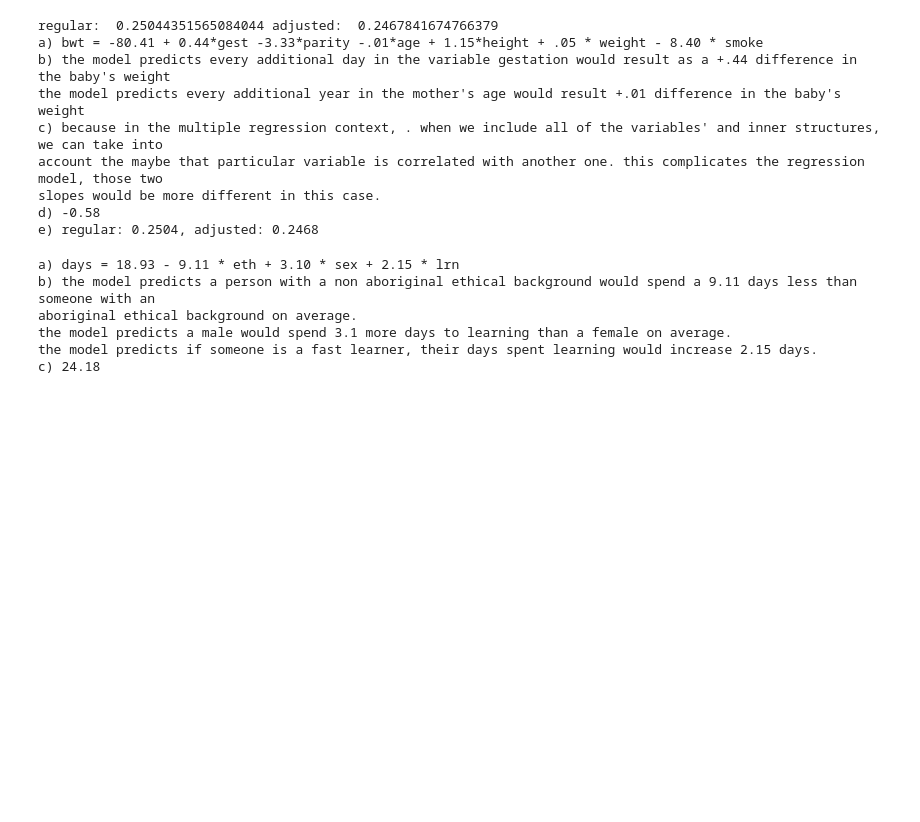
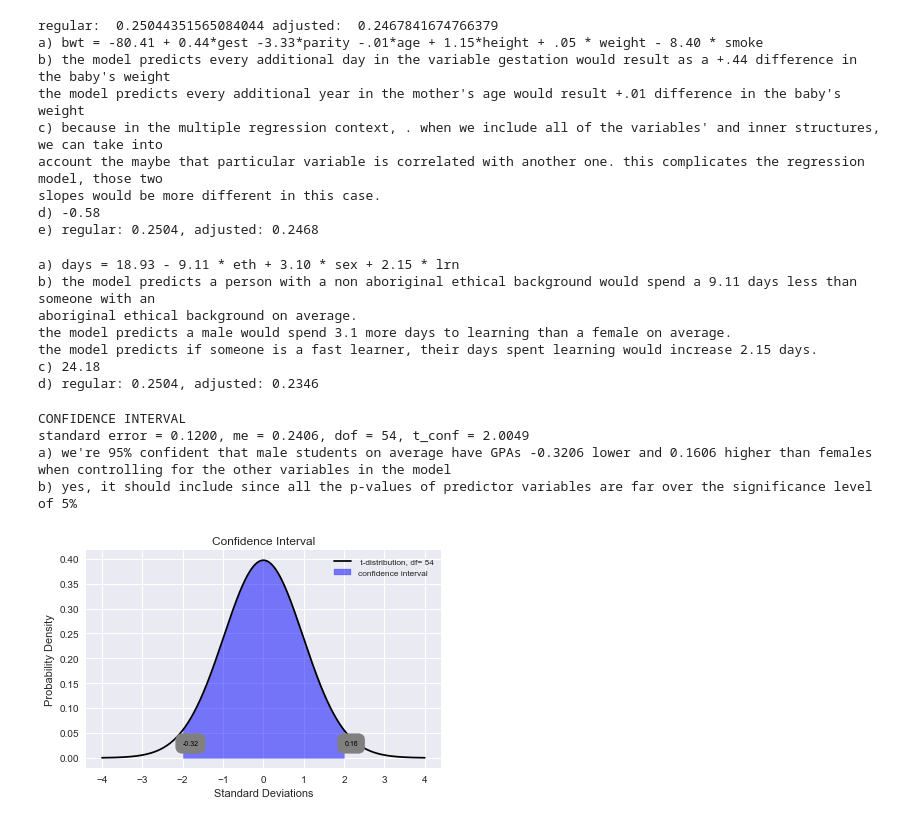
Before and after one commit to mseyhan/statistical-learning, a Jupyter notebook: Untitled1.ipynb, the cells around one changed output. Cells and saved outputs as stored; diff of their text form; code cells hidden in the pictures; blank space fills up the shorter version.

```diff
--- a/Untitled1.ipynb
+++ b/Untitled1.ipynb
@@ -58,13 +58,19 @@ eth=0
 sex=1
 lrn=1
 days = 18.93 - 9.11 * eth + 3.10 * sex + 2.15 * lrn
+n =146
+k= 3
+
+rsquared = 1 - (var_res/var_data) # regular rsquared
+adj_rsquared = 1 - (var_res/var_data) * (n-1) / (n-k-1)
+
 print(f'''a) days = 18.93 - 9.11 * eth + 3.10 * sex + 2.15 * lrn
 b) the model predicts a person with a non aboriginal ethical background would spend a 9.11 days less than someone with an
 aboriginal ethical background on average.
 the model predicts a male would spend 3.1 more days to learning than a female on average.
 the model predicts if someone is a fast learner, their days spent learning would increase 2.15 days.
 c) {days}
-
+d) regular: {rsquared:.4f}, adjusted: {adj_rsquared:.4f}
 ''')
 # %% [output]
 a) days = 18.93 - 9.11 * eth + 3.10 * sex + 2.15 * lrn
@@ -73,3 +79,53 @@ aboriginal ethical background on average.
 the model predicts a male would spend 3.1 more days to learning than a female on average.
 the model predicts if someone is a fast learner, their days spent learning would increase 2.15 days.
 c) 24.18
+d) regular: 0.2504, adjusted: 0.2346
+# %%
+b1 = -0.08
+s_b1 = .12
+t_b1 = -.68
+
+xbar = b1
+se = s_b1
+dof = 54
+cl = .95
+sl = 1-cl
+
+# CONFIDENCE INTERVAL
+fig = plt.figure(figsize=(14,4))
+x = np.linspace(-4, 4, 500)
+s1t = sl / 2
+t_conf = stats.t.ppf(1-s1t, dof) # upper tail is 1 - confidence level /2 (one tail)
+se = s_b1
+me = t_conf * se
+lo = xbar - me
+hi = xbar + me
+print(f'''CONFIDENCE INTERVAL
+standard error = {se:.4f}, me = {me:.4f}, dof = {dof}, t_conf = {t_conf:.4f}
+a) we're {cl:.0%} confident that male students on average have GPAs {lo:.4f} lower and {hi:.4f} higher than females
+when controlling for the other variables in the model
+b) yes, it should include since all the p-values of predictor variables are far over the significance level of {sl:.0%}
+'''
+.format(cl=cl,se=se,me=me,lo=lo,hi=hi,dof=dof,t_conf=t_conf))
+
+ax_conf = fig.add_subplot(1,2,2)
+y = stats.t.pdf(x, dof)
+two_t_conf = [t_conf, (t_conf)*-1]
+
+ax_conf.plot(x, y, color='black',label=f' t-distribution, df= {dof}'.format(df=dof))
+ax_conf.fill_between(x, y, color='blue', alpha=0.5, where= ~((x<min(two_t_conf)) | (x>max(two_t_conf))) ,label="confidence interval")
+ax_conf.set_ylabel('Probability Density')
+ax_conf.set_xlabel('Standard Deviations')
+ax_conf.set_title('Confidence Interval')
+ax_conf.text(min(two_t_conf), stats.t.cdf(x=min(two_t_conf), df=dof), '{t_lo:.2f}'.format(t_lo=lo), color='black',
+        bbox=dict(facecolor='none', edgecolor='black', boxstyle='round,pad=1', color='gray'),fontsize='x-small')
+ax_conf.text(max(two_t_conf), stats.t.cdf(x=min(two_t_conf), df=dof), '{t_hi:.2f}'.format(t_hi=hi), color='black',
+        bbox=dict(facecolor='none', edgecolor='black', boxstyle='round,pad=1', color='gray'),fontsize='x-small')
+legend = ax_conf.legend(shadow=True,fontsize='small')
+# %% [output]
+CONFIDENCE INTERVAL
+standard error = 0.1200, me = 0.2406, dof = 54, t_conf = 2.0049
+a) we're 95% confident that male students on average have GPAs -0.3206 lower and 0.1606 higher than females
+when controlling for the other variables in the model
+b) yes, it should include since all the p-values of predictor variables are far over the significance level of 5%
+[figure, added]
```
Also changed, not shown: parts of 1 cell of this notebook.
